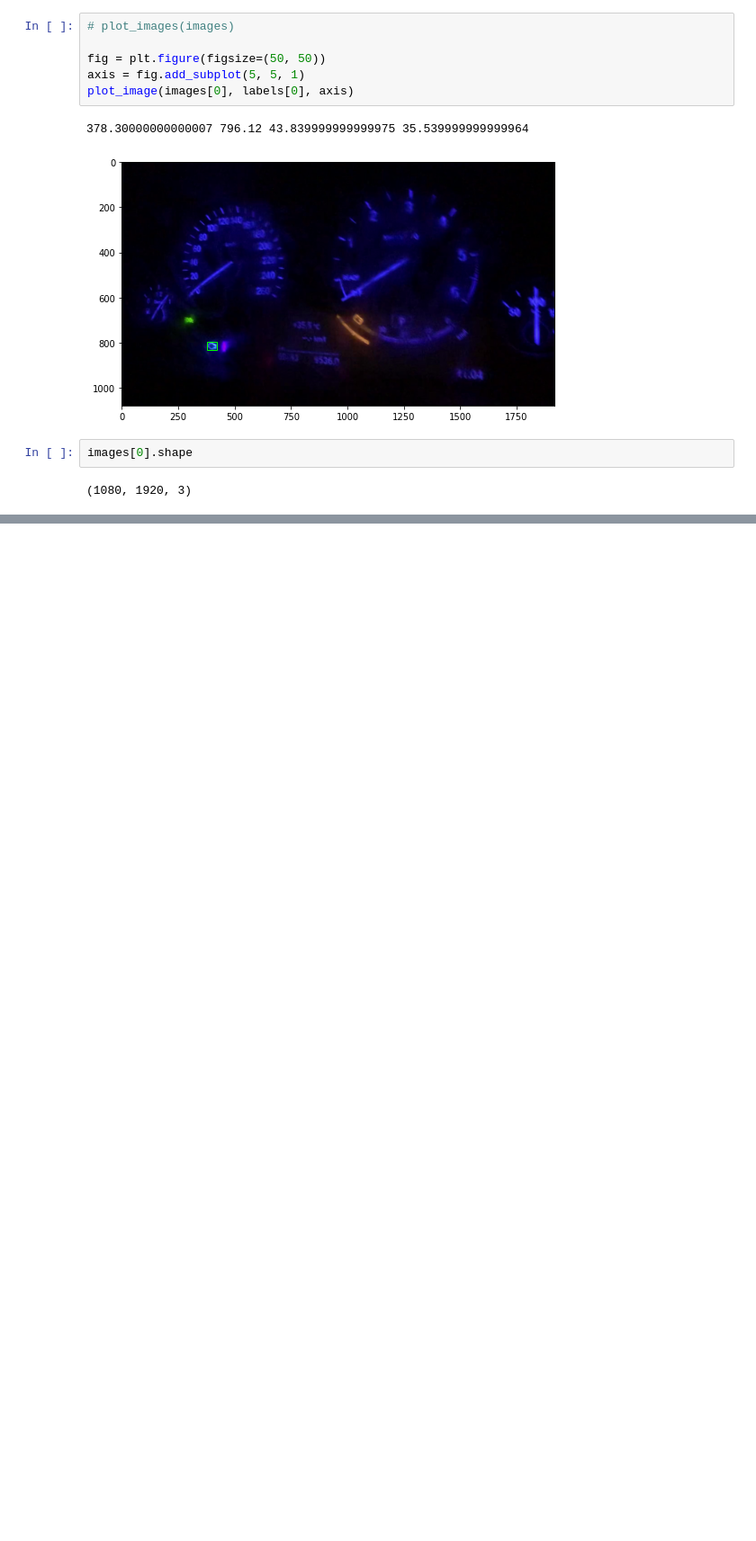
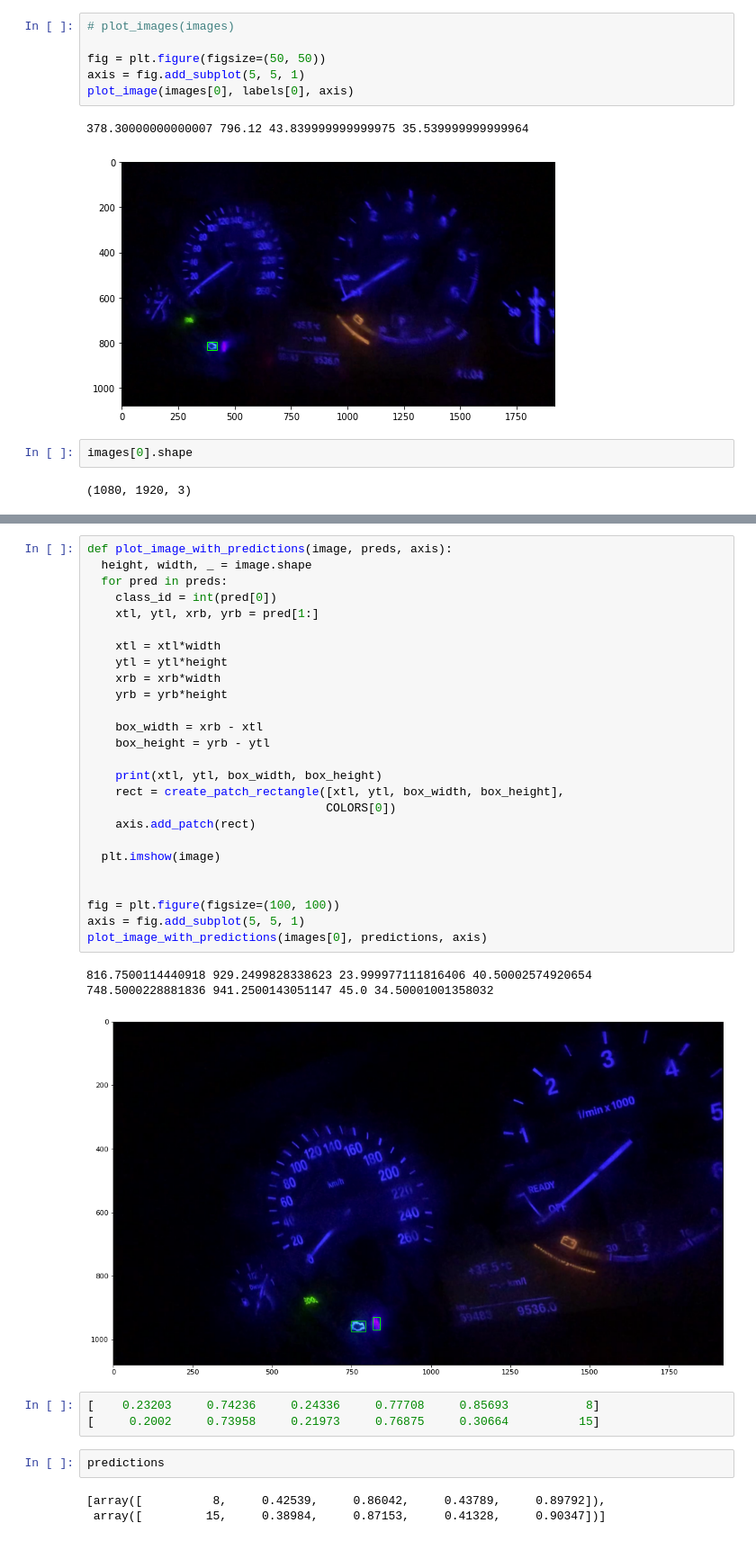
Before and after one commit to changsin/ClassifyImages, a Jupyter notebook: notebooks/train_dashboard_top15_batch10.ipynb, the cells around one changed output, grey strips where cells are left out. Shown at 90% size. Cells and saved outputs as stored; diff of their text form; blank space fills up the shorter version.

```diff
--- a/notebooks/train_dashboard_top15_batch10.ipynb
+++ b/notebooks/train_dashboard_top15_batch10.ipynb
@@ -854,0 +943,38 @@ def plot_images_with_boxes(X, y, idx=None, limit=20):
+# %%
+def plot_image_with_predictions(image, preds, axis):
+  height, width, _ = image.shape
+  for pred in preds:
+    class_id = int(pred[0])
+    xtl, ytl, xrb, yrb = pred[1:]
+
+    xtl = xtl*width
+    ytl = ytl*height
+    xrb = xrb*width
+    yrb = yrb*height
+
+    box_width = xrb - xtl
+    box_height = yrb - ytl
+
+    print(xtl, ytl, box_width, box_height)
+    rect = create_patch_rectangle([xtl, ytl, box_width, box_height],
+                                  COLORS[0])
+    axis.add_patch(rect)
+
+  plt.imshow(image)
+
+
+fig = plt.figure(figsize=(100, 100))
+axis = fig.add_subplot(5, 5, 1)
+plot_image_with_predictions(images[0], predictions, axis)
+# %% [output]
+816.7500114440918 929.2499828338623 23.999977111816406 40.50002574920654
+748.5000228881836 941.2500143051147 45.0 34.50001001358032
+[figure, added]
+# %%
+[    0.23203     0.74236     0.24336     0.77708     0.85693           8]
+[     0.2002     0.73958     0.21973     0.76875     0.30664          15]
+# %%
+predictions
+# %% [output]
+[array([          8,     0.42539,     0.86042,     0.43789,     0.89792]),
+ array([         15,     0.38984,     0.87153,     0.41328,     0.90347])]
```
Also changed, not shown: parts of 31 cells of this notebook.
